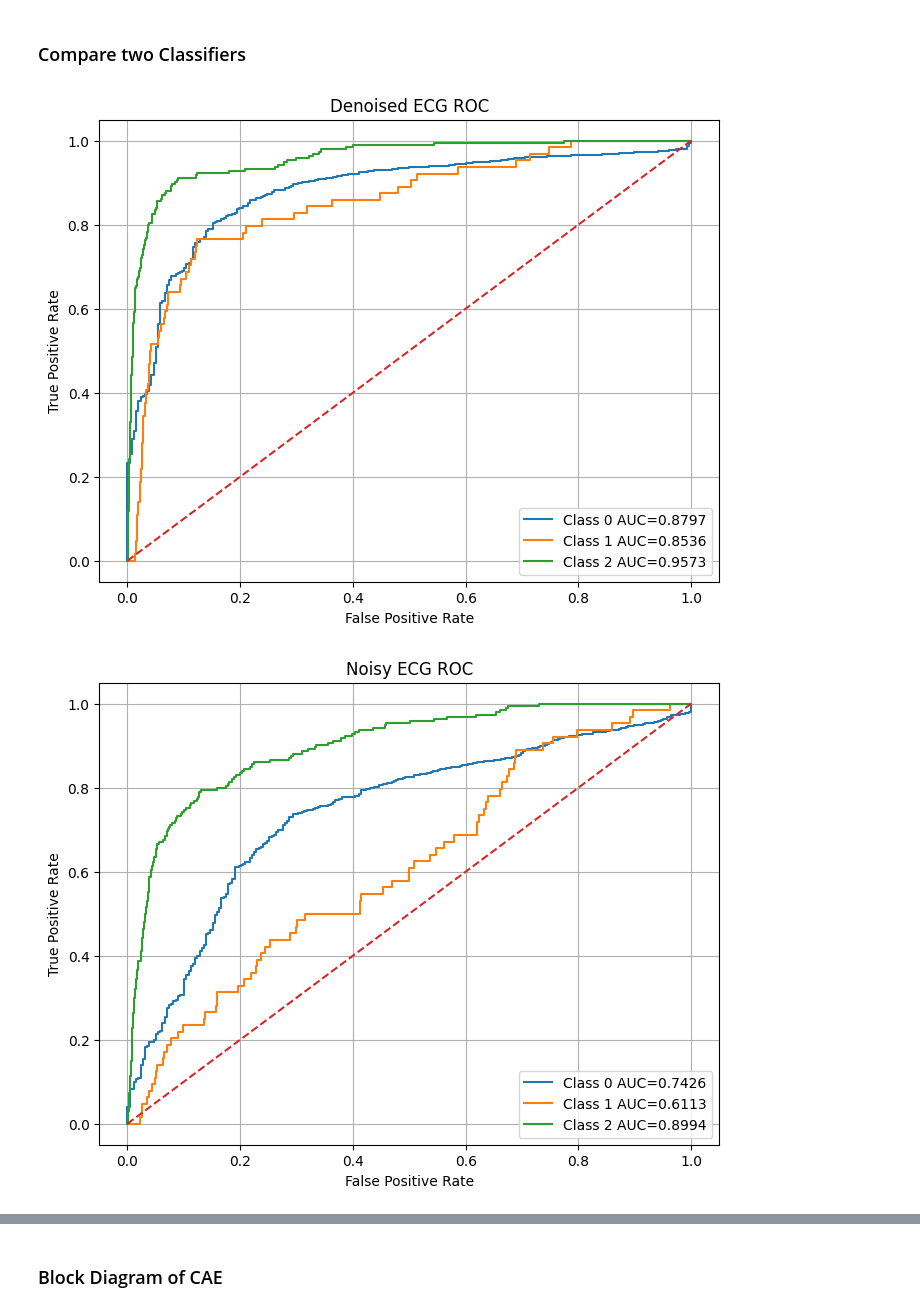
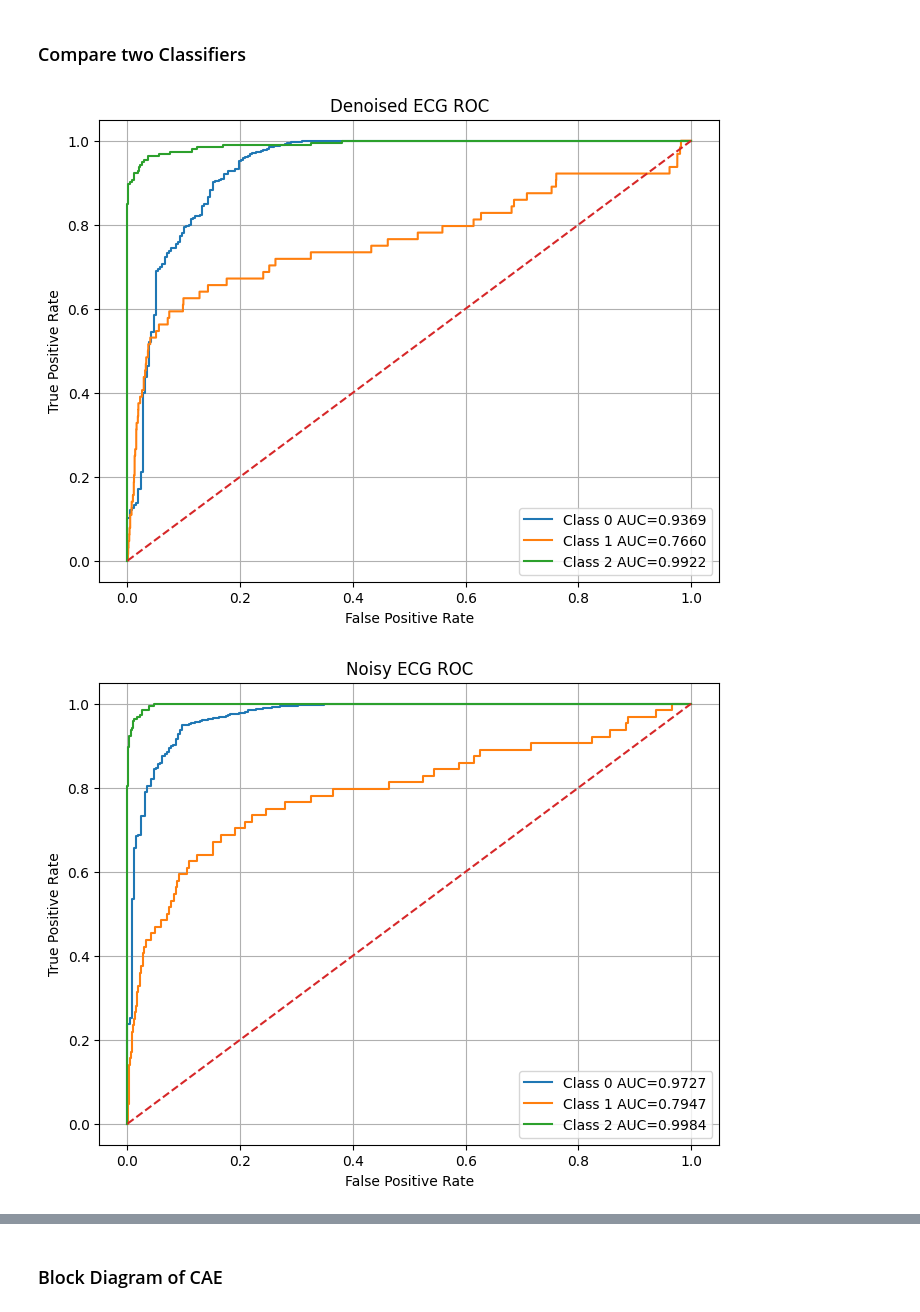
Before and after one commit to halashaheen/CAE-For-ECG-denoising, a Jupyter notebook: CAE_for_ECG_signal_processing.ipynb, the cells around one changed output, grey strips where cells are left out. Saved outputs shown, nothing was run; the diff lists cells and outputs as text; code cells hidden in the pictures.

Commit message:
add smaller and larger bottleneck CAE

```diff
--- a/CAE_for_ECG_signal_processing.ipynb
+++ b/CAE_for_ECG_signal_processing.ipynb
@@ -3407,10 +3537,10 @@ def analyze_failure_points(summary_df):
     print("\n" + "="*70)
 # %%
 results = analyze_denoising_performance(
-    clean_segments=y_test.numpy(),
-    noisy_segments=x_test.numpy(),
+    clean_segments=y_test_cae.numpy(),
+    noisy_segments=x_test_cae.numpy(),
     denoised_segments=denoised_segments,
-    metadata=test_metadata
+    metadata=test_metadata_cae
 )
 # %%
 summary_df = summarize_denoising_results(results)
@@ -4368,6 +4394,11 @@ class ECGClassifier(nn.Module):
 
         # CAE encoder
         self.encoder = encoder # (N,1,1080) --> (N,64,135)
+        self.bottleneck = encoder.bottleneck
+        # print(f"Bottleneck Dimesnsions: {self.bottleneck.shape}")
+        channels = self.bottleneck.shape[1]
+        # print(f"number of output channels of encoder bottleneck: {channels}")
+
 
         # ----------------------------------------
         # Freeze encoder
@@ -4392,23 +4423,23 @@ class ECGClassifier(nn.Module):
         # Classification head
         self.classifier = nn.Sequential(
 
-            nn.Linear(64, 128),
+            nn.Linear(channels, channels*2),
 
             nn.ReLU(),
 
             nn.Dropout(0.3),
 
-            nn.Linear(128, num_classes)
+            nn.Linear(channels*2, num_classes)
         )
 
     def forward(self, x):
 
-        _, _, _, _, e5 = self.encoder(x)
+        *_, bottleneck = self.encoder(x)
 
         # e5:
         # (N,64,L)
 
-        x = self.global_pool(e5)
+        x = self.global_pool(bottleneck)
 
         # (N,64,1)
 
@@ -4537,7 +4578,7 @@ def train_classifier(model, train_loader, valid_loader, criterion, optimizer, ep
 # EVALUATION FUNCTION
 # =========================================================
 
-def evaluate_model(
+def evaluate_classifier(
         model,
         dataloader,
         num_classes=3,
@@ -4810,0 +4842,2 @@ RuntimeError: Input type (torch.FloatTensor) and weight type (torch.cuda.FloatTe
+# %%
+inference_model = models_to_test['ResStackCAE']
@@ -5438,15 +5443,15 @@ Model successfully loaded and ready for inference!
 # %%
 # dataloaders
 # %%
-results_denoised = evaluate_model(loaded_classifier_denoised,test_loader_denoised)
+results_denoised = evaluate_classifier(loaded_classifier_denoised,test_loader_denoised)
 auc_denoised = plot_multiclass_roc(results_denoised['labels'],results_denoised['probs'],title='Denoised ECG ROC')
 # %% [output]
-[figure, old version]
+[figure, new version]
 # %%
-results_noisy = evaluate_model(loaded_classifier_noisy,test_loader_noisy)
+results_noisy = evaluate_classifier(loaded_classifier_noisy,test_loader_noisy)
 auc_noisy = plot_multiclass_roc(results_noisy['labels'],results_noisy['probs'],title='Noisy ECG ROC')
 # %% [output]
-[figure, old version]
+[figure, new version]
 # %%
 comparison_df = pd.DataFrame({
 
```
Also changed, not shown: parts of 186 cells of this notebook.
